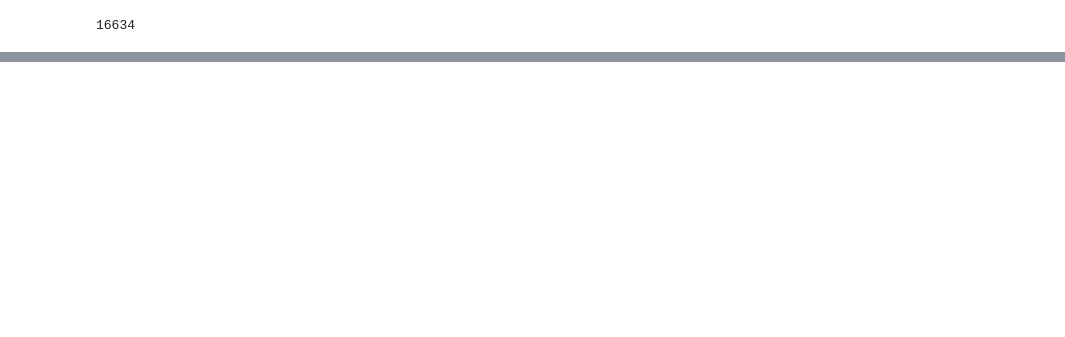
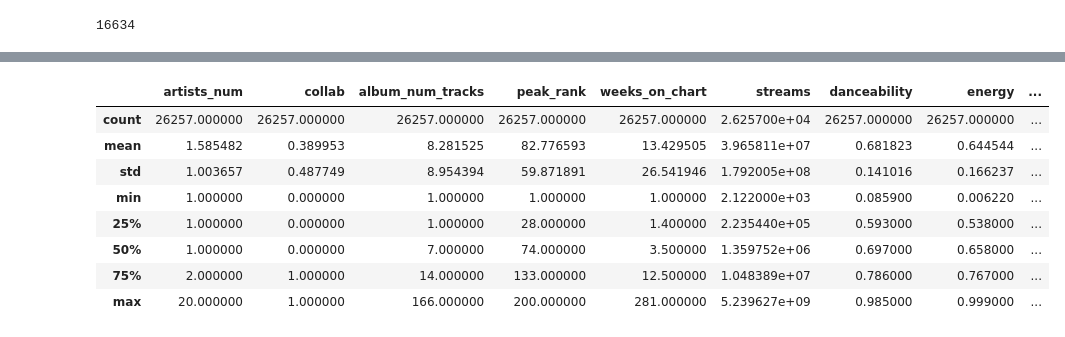
Before and after one commit to AndreasHaavik/BigDataSpotify, a Jupyter notebook: cleaningdata.ipynb, the cells around one changed output, grey strips where cells are left out. Cells and saved outputs as stored; diff of their text form; code cells hidden in the pictures; blank space fills up the shorter version.

```diff
--- a/cleaningdata.ipynb
+++ b/cleaningdata.ipynb
@@ -174,3 +173,15 @@ Name: streams, Length: 26257, dtype: int64
+# %%
+cleaned_df.describe()
+# %% [output]
+|  | artists_num | collab | album_num_tracks | peak_rank | weeks_on_chart | streams | danceability | energy | ... |
+| count | 26257.000000 | 26257.000000 | 26257.000000 | 26257.000000 | 26257.000000 | 2.625700e+04 | 26257.000000 | 26257.000000 | ... |
+| mean | 1.585482 | 0.389953 | 8.281525 | 82.776593 | 13.429505 | 3.965811e+07 | 0.681823 | 0.644544 | ... |
+| std | 1.003657 | 0.487749 | 8.954394 | 59.871891 | 26.541946 | 1.792005e+08 | 0.141016 | 0.166237 | ... |
+| min | 1.000000 | 0.000000 | 1.000000 | 1.000000 | 1.000000 | 2.122000e+03 | 0.085900 | 0.006220 | ... |
+| 25% | 1.000000 | 0.000000 | 1.000000 | 28.000000 | 1.400000 | 2.235440e+05 | 0.593000 | 0.538000 | ... |
+| 50% | 1.000000 | 0.000000 | 7.000000 | 74.000000 | 3.500000 | 1.359752e+06 | 0.697000 | 0.658000 | ... |
+| 75% | 2.000000 | 1.000000 | 14.000000 | 133.000000 | 12.500000 | 1.048389e+07 | 0.786000 | 0.767000 | ... |
+| max | 20.000000 | 1.000000 | 166.000000 | 200.000000 | 281.000000 | 5.239627e+09 | 0.985000 | 0.999000 | ... |
 # %%
 
 import pandas as pd
```
Also changed, not shown: parts of 10 cells of this notebook, 3 other files.
